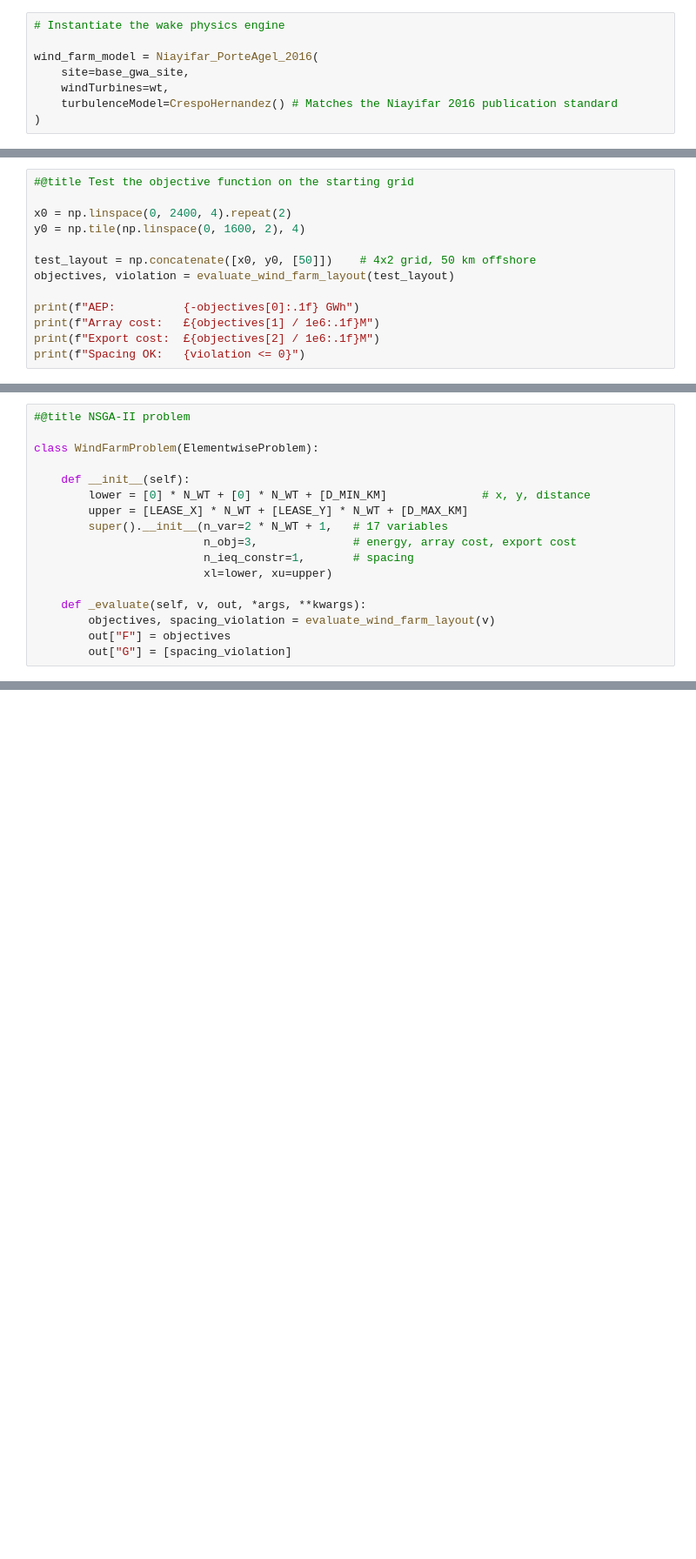
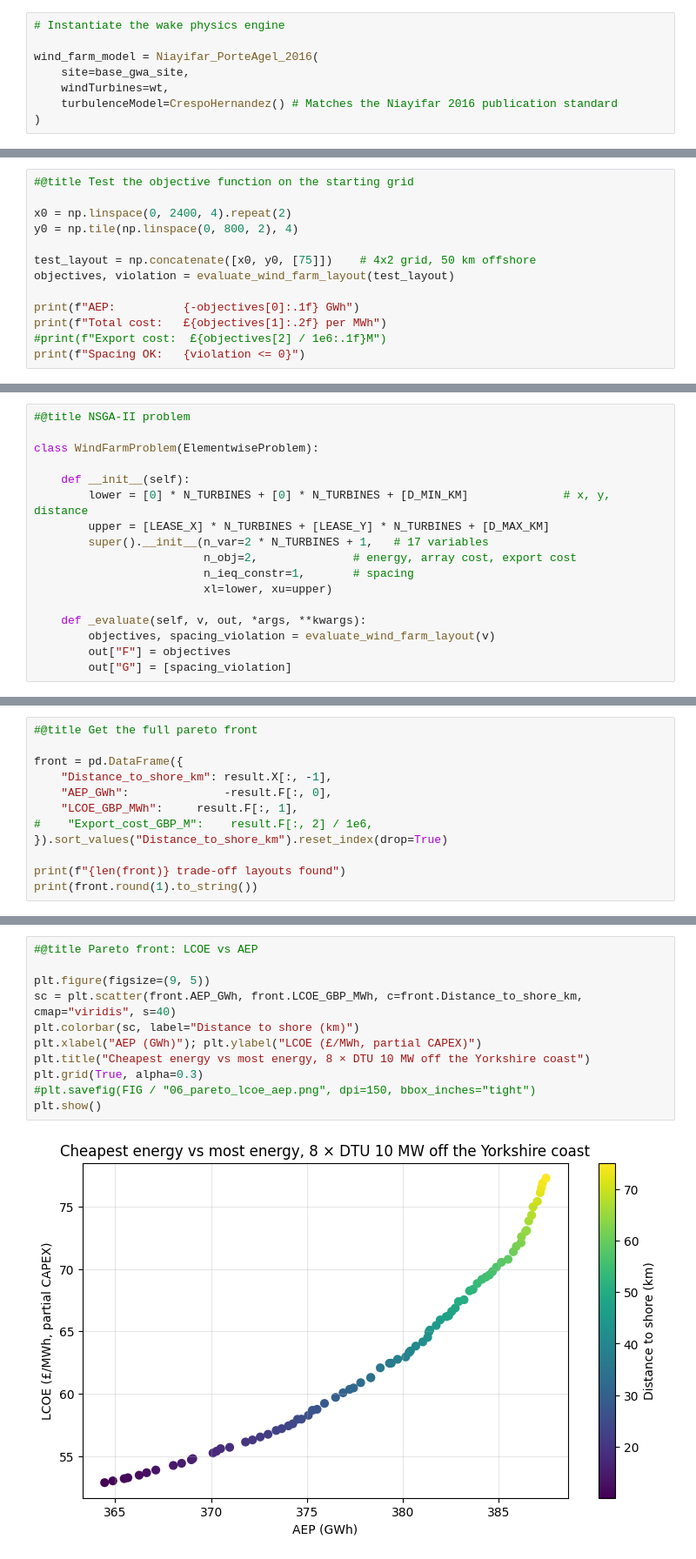
Before and after one commit to Thashmikab/offshore-wind-layout-cable-tradeoff, a Jupyter notebook: 06_multiple.ipynb, the cells around one changed output, grey strips where cells are left out. Shown at 87% size. Drawn from its saved outputs; the diff is of its cells as text; blank space fills up the shorter version.

```diff
--- a/06_multiple.ipynb
+++ b/06_multiple.ipynb
@@ -220,13 +229,13 @@ def evaluate_wind_farm_layout(variables):
 #@title Test the objective function on the starting grid
 
 x0 = np.linspace(0, 2400, 4).repeat(2)
-y0 = np.tile(np.linspace(0, 1600, 2), 4)
+y0 = np.tile(np.linspace(0, 800, 2), 4)
 
-test_layout = np.concatenate([x0, y0, [50]])    # 4x2 grid, 50 km offshore
+test_layout = np.concatenate([x0, y0, [75]])    # 4x2 grid, 50 km offshore
 objectives, violation = evaluate_wind_farm_layout(test_layout)
 
 print(f"AEP:          {-objectives[0]:.1f} GWh")
-print(f"Array cost:   £{objectives[1] / 1e6:.1f}M")
-print(f"Export cost:  £{objectives[2] / 1e6:.1f}M")
+print(f"Total cost:   £{objectives[1]:.2f} per MWh")
+#print(f"Export cost:  £{objectives[2] / 1e6:.1f}M")
 print(f"Spacing OK:   {violation <= 0}")
 # %% [output]
@@ -240,10 +248,10 @@ Spacing OK:   True
 class WindFarmProblem(ElementwiseProblem):
 
     def __init__(self):
-        lower = [0] * N_WT + [0] * N_WT + [D_MIN_KM]              # x, y, distance
-        upper = [LEASE_X] * N_WT + [LEASE_Y] * N_WT + [D_MAX_KM]
-        super().__init__(n_var=2 * N_WT + 1,   # 17 variables
-                         n_obj=3,              # energy, array cost, export cost
+        lower = [0] * N_TURBINES + [0] * N_TURBINES + [D_MIN_KM]              # x, y, distance
+        upper = [LEASE_X] * N_TURBINES + [LEASE_Y] * N_TURBINES + [D_MAX_KM]
+        super().__init__(n_var=2 * N_TURBINES + 1,   # 17 variables
+                         n_obj=2,              # energy, array cost, export cost
                          n_ieq_constr=1,       # spacing
                          xl=lower, xu=upper)
 
@@ -321,0 +295,12 @@ plt.show()
+# %%
+#@title Get the full pareto front
+
+front = pd.DataFrame({
+    "Distance_to_shore_km": result.X[:, -1],
+    "AEP_GWh":              -result.F[:, 0],
+    "LCOE_GBP_MWh":     result.F[:, 1],
+#    "Export_cost_GBP_M":    result.F[:, 2] / 1e6,
+}).sort_values("Distance_to_shore_km").reset_index(drop=True)
+
+print(f"{len(front)} trade-off layouts found")
+print(front.round(1).to_string())
@@ -321,0 +325,13 @@ plt.show()
+# %%
+#@title Pareto front: LCOE vs AEP
+
+plt.figure(figsize=(9, 5))
+sc = plt.scatter(front.AEP_GWh, front.LCOE_GBP_MWh, c=front.Distance_to_shore_km, cmap="viridis", s=40)
+plt.colorbar(sc, label="Distance to shore (km)")
+plt.xlabel("AEP (GWh)"); plt.ylabel("LCOE (£/MWh, partial CAPEX)")
+plt.title("Cheapest energy vs most energy, 8 × DTU 10 MW off the Yorkshire coast")
+plt.grid(True, alpha=0.3)
+#plt.savefig(FIG / "06_pareto_lcoe_aep.png", dpi=150, bbox_inches="tight")
+plt.show()
+# %% [output]
+[figure, added]
```
Also changed, not shown: parts of 10 cells of this notebook.
